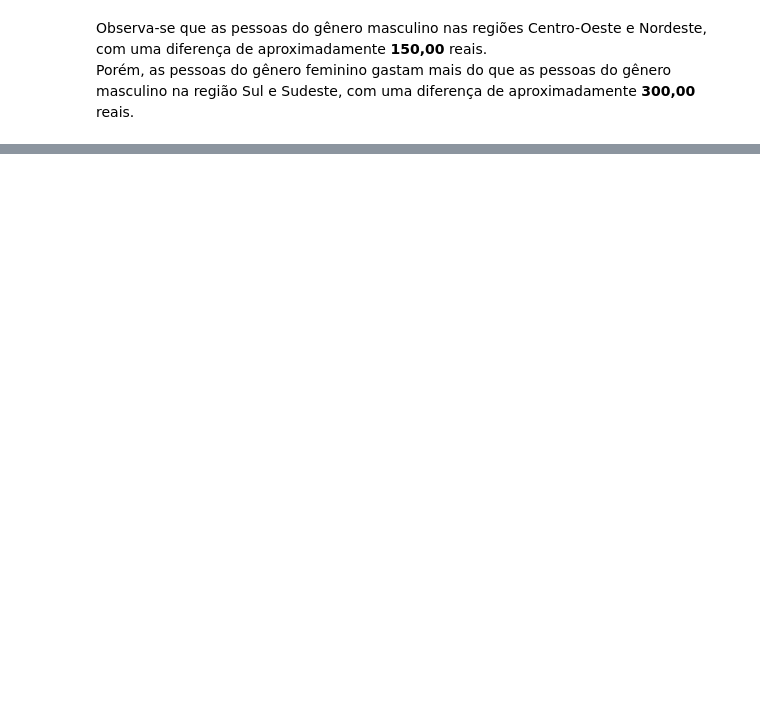
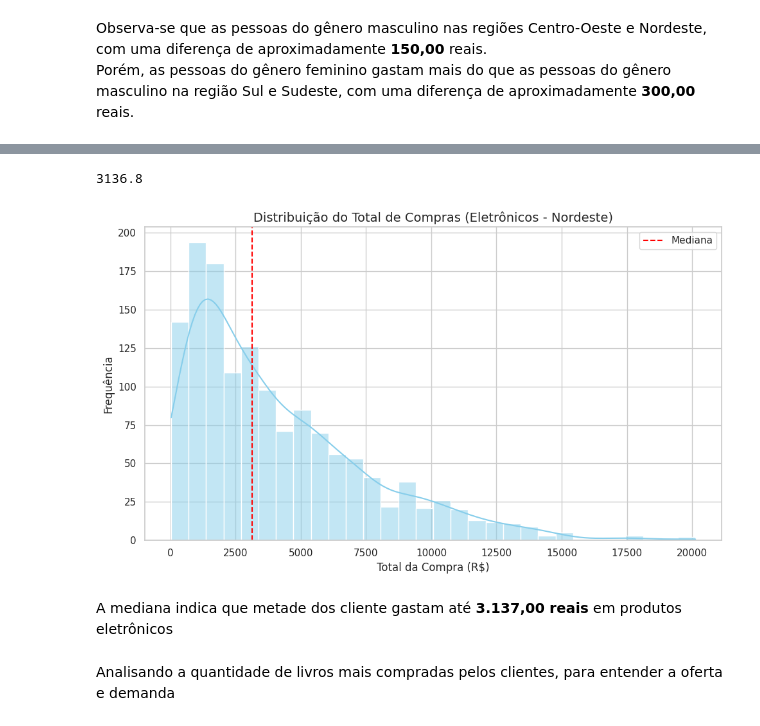
Before and after one commit to Jgabriel1800/estat-stica-varejo, a Jupyter notebook: estatistica_frequencia_medidas.ipynb, the cells around one changed output, grey strips where cells are left out. Drawn from its saved outputs; the diff is of its cells as text; code cells hidden in the pictures; blank space fills up the shorter version.

```diff
--- a/estatistica_frequencia_medidas.ipynb
+++ b/estatistica_frequencia_medidas.ipynb
@@ -297,0 +386,4 @@ Porém, as pessoas do gênero feminino gastam mais do que as pessoas do gênero
+# %%
+eletronicos_nordeste=dados[(dados['regiao_cliente']=='Nordeste') & (dados['categoria_produto']=='Eletrônicos')]
+eletronicos_nordeste=eletronicos_nordeste.sort_values('total_compra')
+eletronicos_nordeste.head()
@@ -297,0 +397,21 @@ Porém, as pessoas do gênero feminino gastam mais do que as pessoas do gênero
+# %%
+eletronicos_nordeste.total_compra.median()
+# %% [output]
+3136.8
+# %%
+plt.figure(figsize=(10, 6))
+sns.histplot(eletronicos_nordeste['total_compra'], bins=30, kde=True, color='skyblue')
+plt.axvline(eletronicos_nordeste['total_compra'].median(), color='red', linestyle='--', label='Mediana')
+
+plt.title('Distribuição do Total de Compras (Eletrônicos - Nordeste)', fontsize=14)
+plt.xlabel('Total da Compra (R$)', fontsize=12)
+plt.ylabel('Frequência', fontsize=12)
+plt.legend()
+plt.tight_layout()
+plt.show()
+# %% [output]
+[figure, added]
+# %% [markdown]
+A mediana indica que metade dos cliente gastam até **3.137,00 reais** em produtos eletrônicos
+# %% [markdown]
+Analisando a quantidade de livros mais compradas pelos clientes, para entender a oferta e demanda
```
Also changed, not shown: parts of 39 cells of this notebook.
